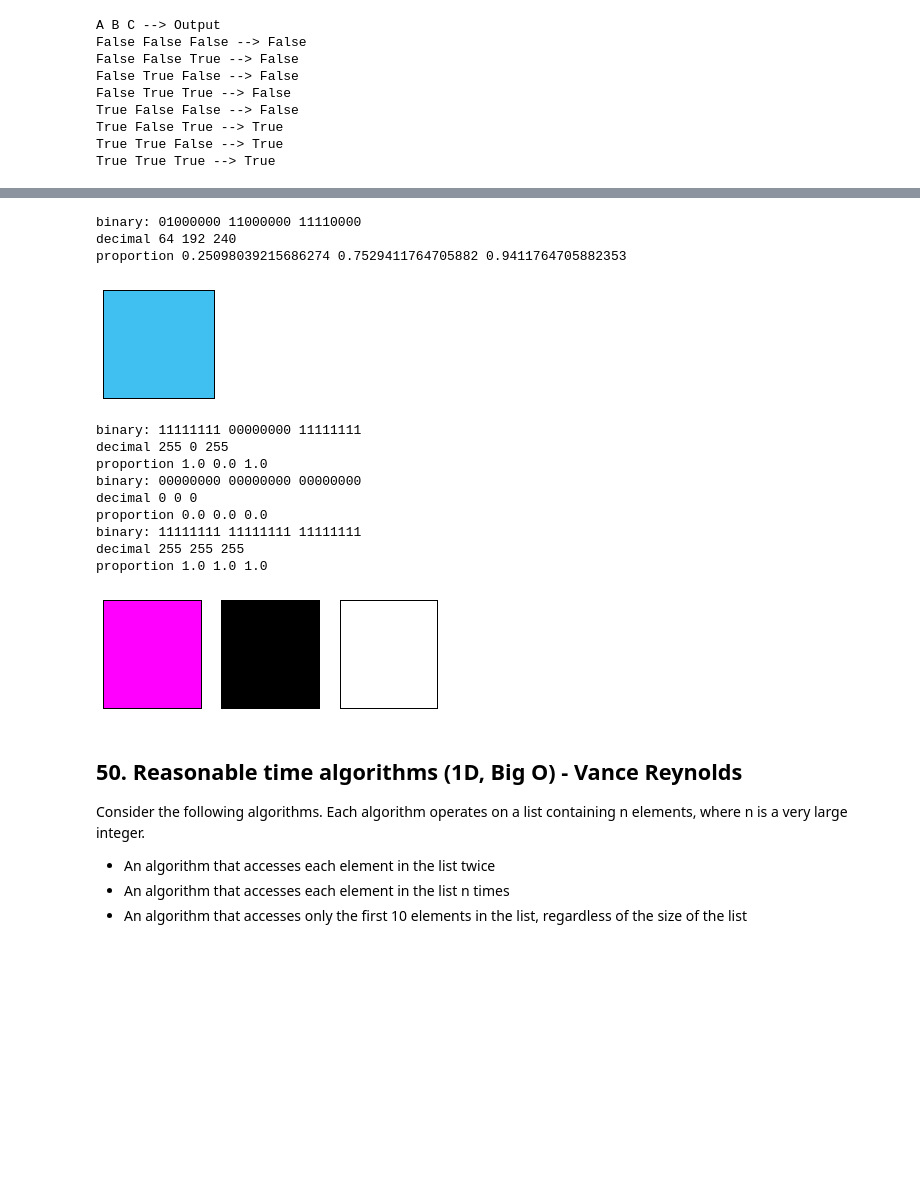
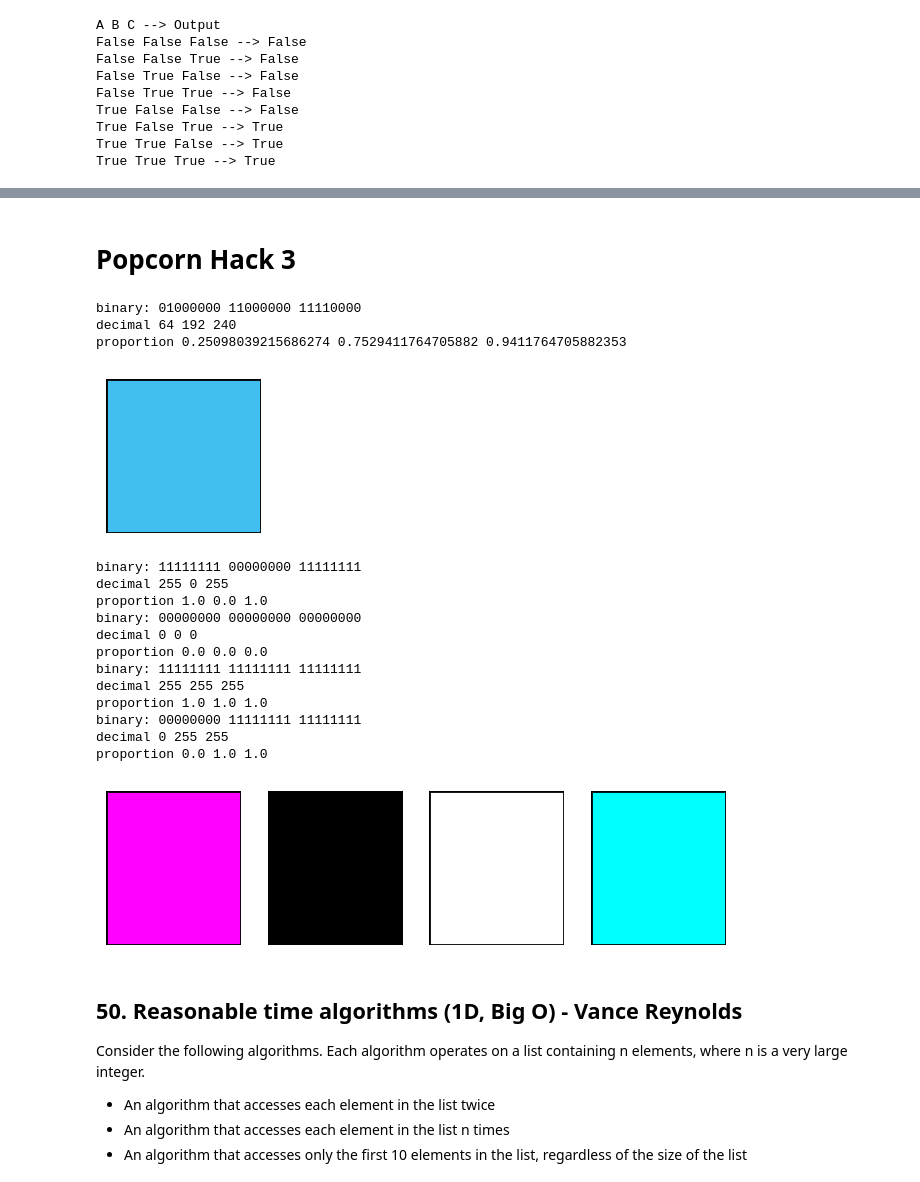
Before and after one commit to VanceReynolds/cspblog2, a Jupyter notebook: _notebooks/2024-03-12-CSP-MCQ-2020-missed.ipynb, the cells around one changed output, grey strips where cells are left out. Drawn from its saved outputs; the diff is of its cells as text; code cells hidden in the pictures; blank space fills up the shorter version.

Commit message:
hacks

```diff
--- a/_notebooks/2024-03-12-CSP-MCQ-2020-missed.ipynb
+++ b/_notebooks/2024-03-12-CSP-MCQ-2020-missed.ipynb
@@ -251,27 +258,33 @@ proportion 0.0 0.0 1.0
+# %% [markdown]
+# Popcorn Hack 3
 # %%
 favorite = [('01000000', '11000000', '11110000')] # Favorite Color
 plot_colors(favorite)
 
 # Standard Color Examples
 standard_colors = [('11111111', '00000000', '11111111'),
                 ('00000000', '00000000', '00000000'),
-                ('11111111', '11111111', '11111111')]
+                ('11111111', '11111111', '11111111'),
+                ('00000000', '11111111', '11111111'),]
 plot_colors(standard_colors)
 # %% [output]
 binary: 01000000 11000000 11110000
 decimal 64 192 240
 proportion 0.25098039215686274 0.7529411764705882 0.9411764705882353
-[figure, old version]
+[figure, new version]
 binary: 11111111 00000000 11111111
 decimal 255 0 255
 proportion 1.0 0.0 1.0
 binary: 00000000 00000000 00000000
 decimal 0 0 0
 proportion 0.0 0.0 0.0
 binary: 11111111 11111111 11111111
 decimal 255 255 255
 proportion 1.0 1.0 1.0
+binary: 00000000 11111111 11111111
+decimal 0 255 255
+proportion 0.0 1.0 1.0
-[figure, old version]
+[figure, new version]
 # %% [markdown]
 ## 50. Reasonable time algorithms (1D, Big O) - Vance Reynolds
 
```
Also changed, not shown: parts of 15 cells of this notebook.
